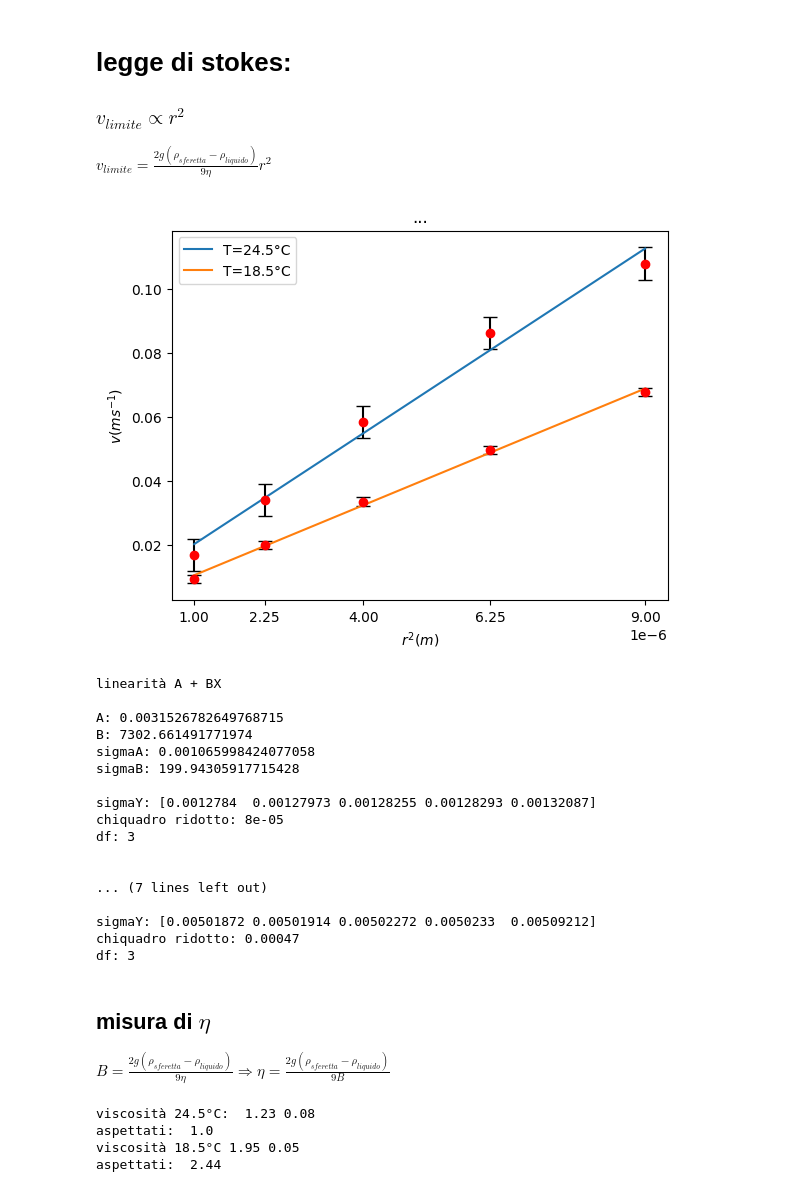
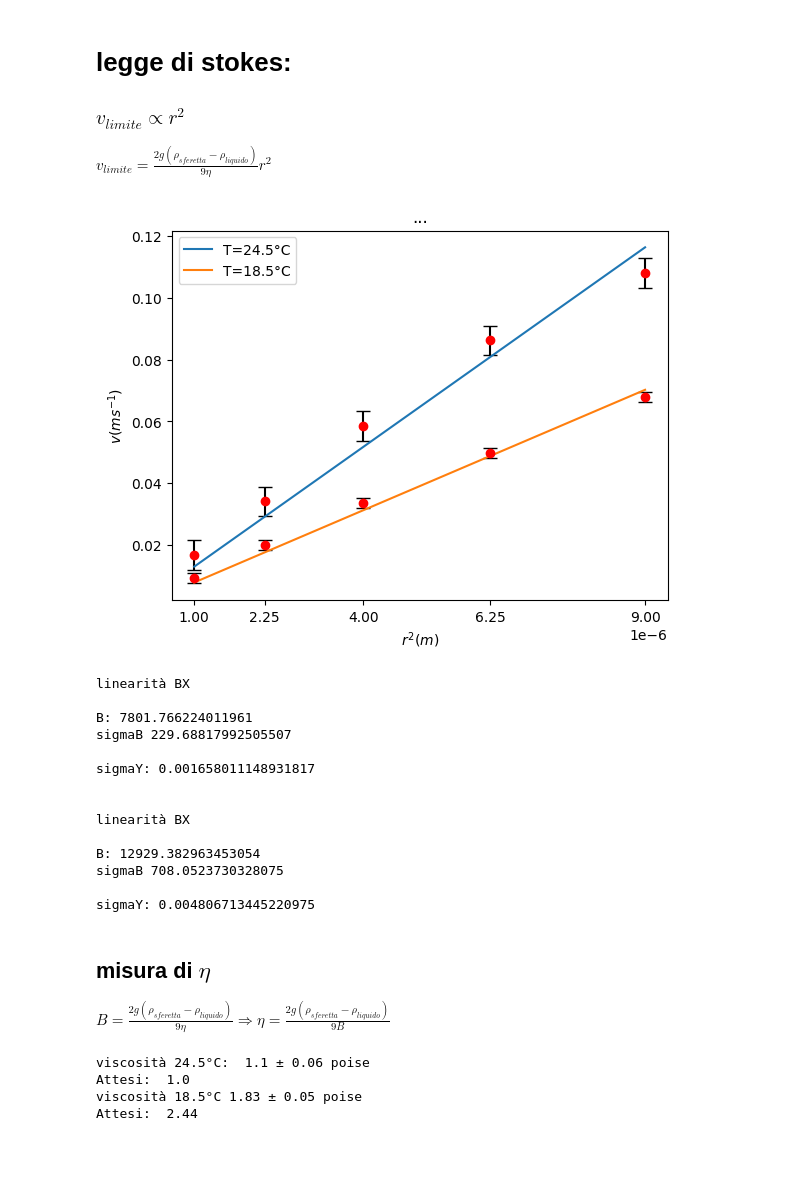
Before and after one commit to CarminatiGiovanni/LaboratorioFisica1, a Jupyter notebook: 01_VISCOSITA/PYTHON/misura_del_coeff_viscosita_PARTE_B.ipynb, the cells around one changed output. Saved outputs shown, nothing was run; the diff lists cells and outputs as text; code cells hidden in the pictures; blank space fills up the shorter version.

Commit message:
viscosità

```diff
--- a/01_VISCOSITA/PYTHON/misura_del_coeff_viscosita_PARTE_B.ipynb
+++ b/01_VISCOSITA/PYTHON/misura_del_coeff_viscosita_PARTE_B.ipynb
@@ -6,8 +6,6 @@ le misure sono state raccolti in due giorni differenti a temperature differenti
 import numpy as np
 import pandas as pd
 from matplotlib import pyplot as plt
-
-#from B import calcB,calcSigmaB, calcSigmaY_y_A_BX, calcA, calcSigmaA
 
 import os
 
@@ -24,13 +22,15 @@ T18 = np.array([np.array(fr2[str(i)]) for i in range(2,7)]) # s
 d = 0.2 #m distanza percorsa in t
 
 t_medie24 = np.array([np.mean(i) for i in T24])  # calcola le medie dei tempi per ogni diametro
-sigma_t24 = np.array([np.std(i) for i in T24]) / len(T24)
+bessel = len(t_medie24)/len(t_medie24-1)
+sigma_t24 = np.sqrt(np.array([np.std(i)*bessel for i in T24])**2 + 0.01**2) # std propagata con sensibilità
 v_medie24 = d / t_medie24  # calcola le medie delle velocità per ogni diametro
 sigma_v_medie24 = np.abs(- 0.2 / t_medie24**2) * sigma_t24 # taylor p81
 
 
 t_medie18 = np.array([np.mean(i) for i in T18])  # calcola le medie dei tempi per ogni diametro
-sigma_t18 = np.array([np.std(i) for i in T18]) / len(T18)
+bessel = len(t_medie18)/len(t_medie18-1)
+sigma_t18 = np.sqrt(np.array([np.std(i)*bessel for i in T18])**2 + 0.01**2)  # std propagata con sensibilità
 v_medie18 = d / t_medie18  # calcola le medie delle velocità per ogni diametro
 sigma_v_medie18 = np.abs(- 0.2 / t_medie18**2) * sigma_t18
 
@@ -42,46 +42,43 @@ raggi = (np.array([2, 3, 4, 5, 6])/2)*0.001 # m
 $ v_{limite} = \frac{2 g (\rho_{sferetta} - \rho_{liquido})}{9 \eta} r^2$
 # %%
 import matplotlib.pyplot as plt
-from interpolazione3 import RettaInterpolata
+from interpolazione3 import RettaInterpolataB, final_val
 
-r24 = RettaInterpolata(raggi**2,v_medie24,sigma_v_medie24)
+r24 = RettaInterpolataB(raggi**2,v_medie24,weights=1/sigma_v_medie24**2)
 
 plt.errorbar(raggi**2,v_medie24,yerr=r24.sigmaY, fmt='o',ecolor='black',capsize=5,color='red')
 plt.plot(r24.x_best, r24.y_best, label="T=24.5°C")
 
-r18 = RettaInterpolata(raggi**2,v_medie18,sigma_v_medie18)
+r18 = RettaInterpolataB(raggi**2,v_medie18,weights=1/sigma_v_medie18**2)
 plt.errorbar(raggi**2,v_medie18,yerr=r18.sigmaY, fmt='o',ecolor='black',capsize=5,color='red')
 plt.plot(r18.x_best, r18.y_best, label="T=18.5°C")
 
 plt.xticks(raggi**2)
 plt.legend()
 plt.title('...')
 plt.xlabel("$r^2 (m)$")
 plt.ylabel("$v (ms^{-1})$")
 
 plt.show()
 
 print(r18)
 print(r24)
 # %% [output]
-[figure, old version]
+[figure, new version]
-linearità A + BX
+linearità BX
 
-A: 0.0031526782649768715
-B: 7302.661491771974
-sigmaA: 0.001065998424077058
-sigmaB: 199.94305917715428
+B: 7801.766224011961
+sigmaB 229.68817992505507
 
-sigmaY: [0.0012784  0.00127973 0.00128255 0.00128293 0.00132087]
-chiquadro ridotto: 8e-05
-df: 3
+sigmaY: 0.001658011148931817
 
 
-... (7 lines left out)
+linearità BX
 
-sigmaY: [0.00501872 0.00501914 0.00502272 0.0050233  0.00509212]
-chiquadro ridotto: 0.00047
-df: 3
+B: 12929.382963453054
+sigmaB 708.0523730328075
+
+sigmaY: 0.004806713445220975
 # %% [markdown]
 ## misura di $\eta$
 
@@ -109,15 +106,15 @@ costante = (2 * g * diff_densita)/ 9
 viscosita24 = costante / B24
 sigma_viscosita24 = costante * np.abs(-1/B24**2) * sigmaB24 # da taylor
 
-print("viscosità 24.5°C: ",np.round(viscosita24,2), np.round(sigma_viscosita24,2))
-print("aspettati: ",np.round(np.exp(-2.18-0.099*T24)* 100,2))
+print("viscosità 24.5°C: ",final_val(viscosita24,sigma_viscosita24,udm='poise'))
+print("Attesi: ",np.round(np.exp(-2.18-0.099*T24)* 100,2))
 
 viscosita18 = costante / B18
 sigma_viscosita18 = costante * np.abs(-1/B18**2) * sigmaB18
-print("viscosità 18.5°C",np.round(viscosita18,2), np.round(sigma_viscosita18,2))
-print("aspettati: ",np.round(np.exp(-2.18-0.099*T18)* 100,2))
+print("viscosità 18.5°C",final_val(viscosita18,sigma_viscosita18,udm='poise'))
+print("Attesi: ",np.round(np.exp(-2.18-0.099*T18)* 100,2))
 # %% [output]
-viscosità 24.5°C:  1.23 0.08
-aspettati:  1.0
-viscosità 18.5°C 1.95 0.05
-aspettati:  2.44
+viscosità 24.5°C:  1.1 ± 0.06 poise
+Attesi:  1.0
+viscosità 18.5°C 1.83 ± 0.05 poise
+Attesi:  2.44
```
Also changed, not shown: 1 other file.
